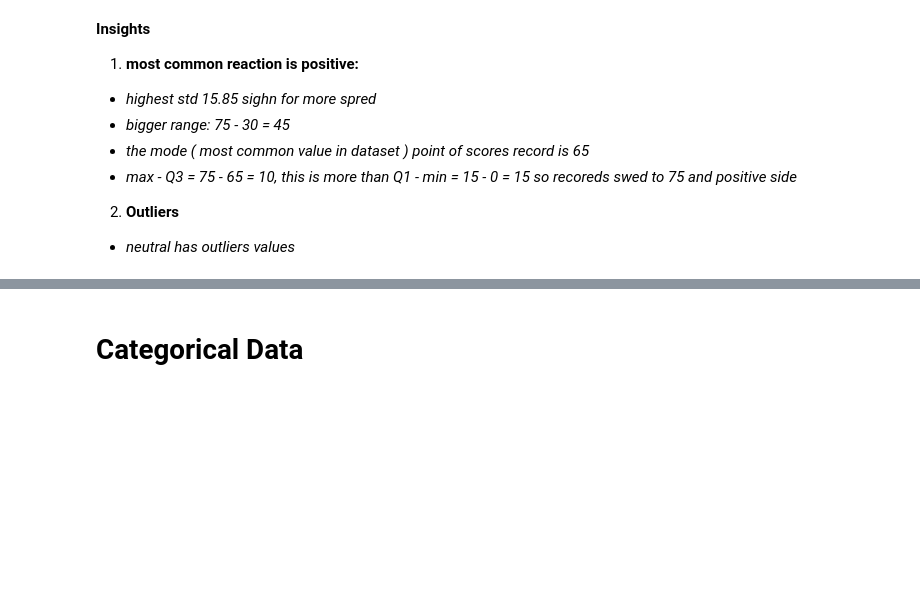
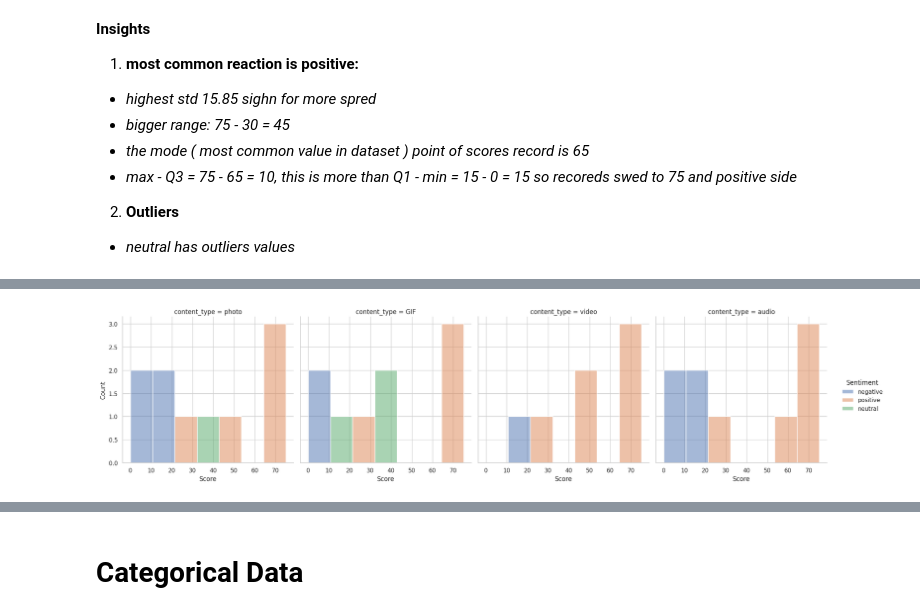
Before and after one commit to AhmAnwar/accenture_virtual_experience_VE_by_Forage, a Jupyter notebook: accenture-virtual-experience-ve-by-forage.ipynb, the cells around one changed output, grey strips where cells are left out. Cells and saved outputs as stored; diff of their text form; code cells hidden in the pictures; blank space fills up the shorter version.

```diff
--- a/accenture-virtual-experience-ve-by-forage.ipynb
+++ b/accenture-virtual-experience-ve-by-forage.ipynb
@@ -310,0 +315,7 @@ plt.show()
+# %%
+# Analyse Score with Sentiment & content_type
+
+sns.displot(data= df, x= 'Score', kind= 'hist', col= 'content_type', hue= 'Sentiment', legend= 'auto', bins= 'auto')
+plt.show()
+# %% [output]
+[figure, added]
```
Also changed, not shown: parts of 23 cells of this notebook.
